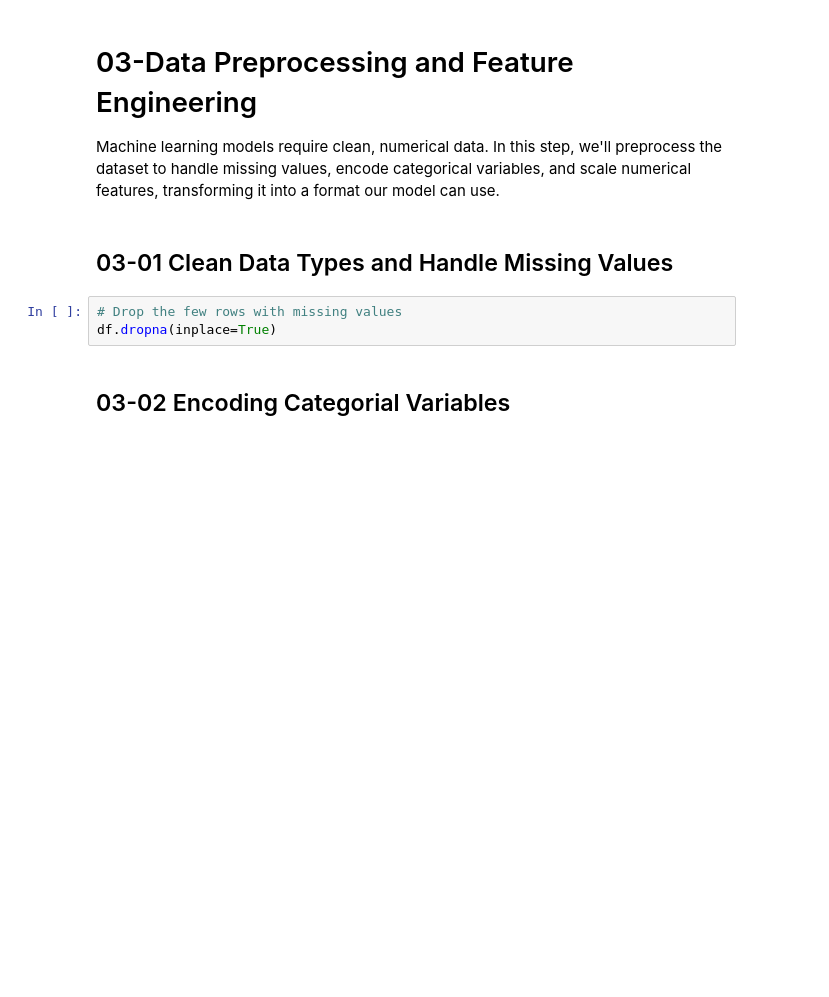
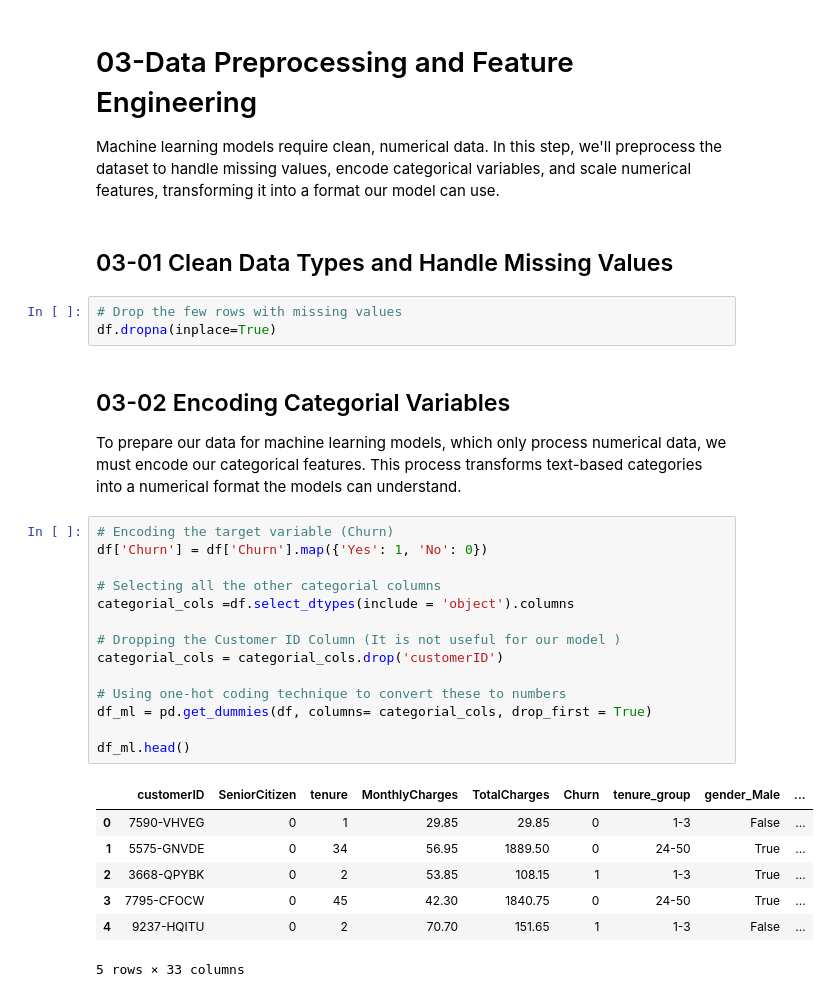
Before and after one commit to Javadhamidi99/Customer-Churn-Prediction-for-a-Telecome-Company--Business-Marketing, a Jupyter notebook: Data/Customer Subscribtion Churn.ipynb, the cells around one changed output. Saved outputs shown, nothing was run; the diff lists cells and outputs as text; blank space fills up the shorter version.

Commit message:
one hot coding is finished

```diff
--- a/Data/Customer Subscribtion Churn.ipynb
+++ b/Data/Customer Subscribtion Churn.ipynb
@@ -133,3 +133,26 @@ Machine learning models require clean, numerical data. In this step, we'll prepr
 df.dropna(inplace=True)
 # %% [markdown]
 ## 03-02 Encoding Categorial Variables
+To prepare our data for machine learning models, which only process numerical data, we must encode our categorical features. This process transforms text-based categories into a numerical format the models can understand.
+# %%
+# Encoding the target variable (Churn)
+df['Churn'] = df['Churn'].map({'Yes': 1, 'No': 0})
+
+# Selecting all the other categorial columns
+categorial_cols =df.select_dtypes(include = 'object').columns
+
+# Dropping the Customer ID Column (It is not useful for our model )
+categorial_cols = categorial_cols.drop('customerID')
+
+# Using one-hot coding technique to convert these to numbers
+df_ml = pd.get_dummies(df, columns= categorial_cols, drop_first = True)
+
+df_ml.head()
+# %% [output]
+|  | customerID | SeniorCitizen | tenure | MonthlyCharges | TotalCharges | Churn | tenure_group | gender_Male | ... |
+| 0 | 7590-VHVEG | 0 | 1 | 29.85 | 29.85 | 0 | 1-3 | False | ... |
+| 1 | 5575-GNVDE | 0 | 34 | 56.95 | 1889.50 | 0 | 24-50 | True | ... |
+| 2 | 3668-QPYBK | 0 | 2 | 53.85 | 108.15 | 1 | 1-3 | True | ... |
+| 3 | 7795-CFOCW | 0 | 45 | 42.30 | 1840.75 | 0 | 24-50 | True | ... |
+| 4 | 9237-HQITU | 0 | 2 | 70.70 | 151.65 | 1 | 1-3 | False | ... |
+5 rows × 33 columns
```
